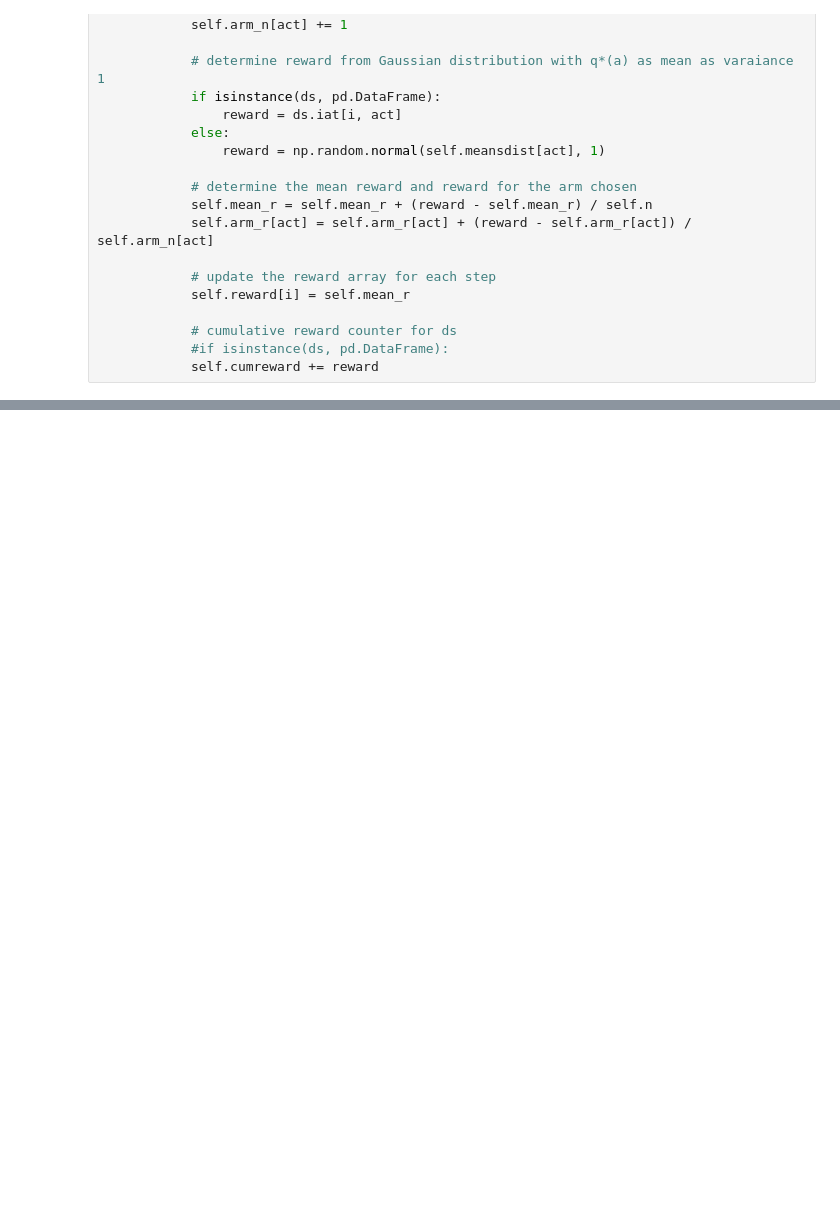
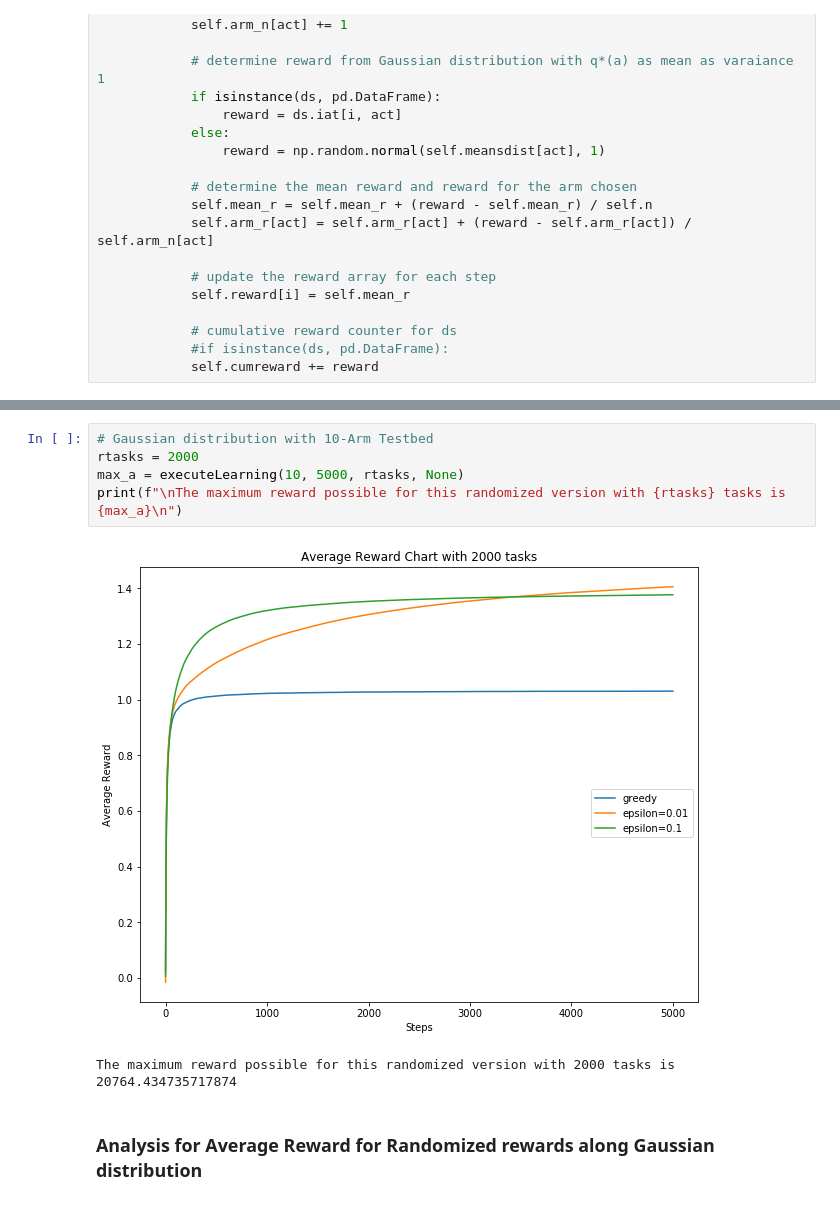
Before and after one commit to FreedomEclipse/multiArmedBandit, a Jupyter notebook: mabandit.ipynb, the cells around one changed output, grey strips where cells are left out. Cells and saved outputs as stored; diff of their text form; blank space fills up the shorter version.

```diff
--- a/mabandit.ipynb
+++ b/mabandit.ipynb
@@ -99,4 +107,14 @@ def executeLearning(arms, steps, tasks, ds):
     plt.show()
 
     return max_r
+# %%
+# Gaussian distribution with 10-Arm Testbed
+rtasks = 2000
+max_a = executeLearning(10, 5000, rtasks, None)
+print(f"\nThe maximum reward possible for this randomized version with {rtasks} tasks is {max_a}\n")
+# %% [output]
+[figure, added]
+The maximum reward possible for this randomized version with 2000 tasks is 20764.434735717874
+# %% [markdown]
+### Analysis for Average Reward for Randomized rewards along Gaussian distribution
 # %%
```
Also changed, not shown: parts of 4 cells of this notebook.
